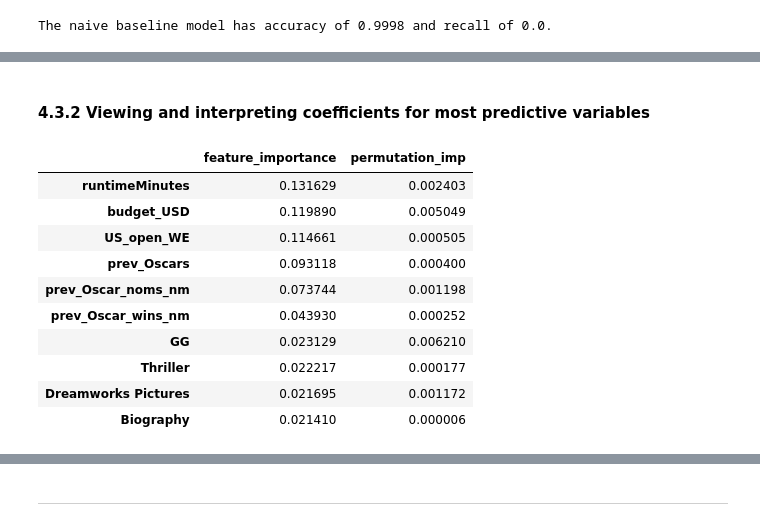
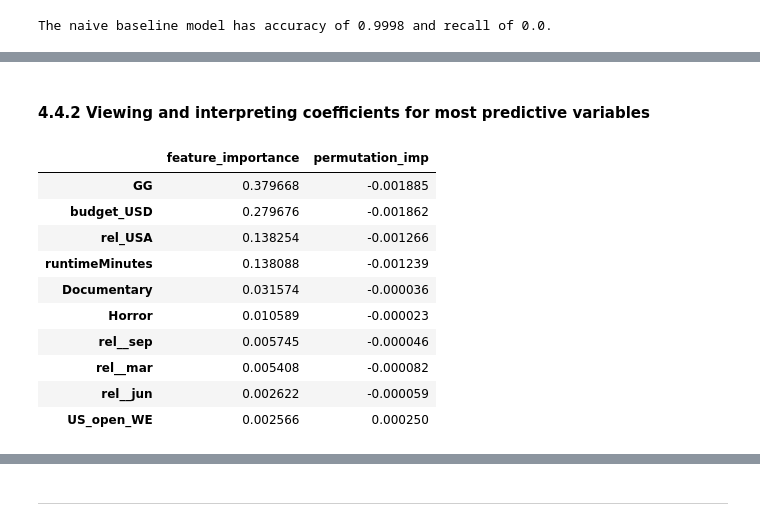
Before and after one commit to Marrrta/Oscars, a Jupyter notebook: code/3. Classification.ipynb, the cells around one changed output, grey strips where cells are left out. Cells and saved outputs as stored; diff of their text form; code cells hidden in the pictures.

```diff
--- a/code/3. Classification.ipynb
+++ b/code/3. Classification.ipynb
@@ -734,0 +1347,3 @@ The naive baseline model has accuracy of 0.9998 and recall of 0.0.
+# %%
+movies_train_btstrp = pd.concat([movies_train, movies_train[movies_train['best_pic_win']==1].sample(n = 100000, replace = True, random_state=113)], axis = 0) # randomly resampling additional 100,000 titles with Oscar nominations or wins into the training set
+movies_train_btstrp['best_pic_win'].value_counts(normalize=False)
@@ -750,10 +1368,12 @@ Z_test = stan.transform(X_test)
 # %%
-logr_bp_win = LogisticRegression()
-logr_bp_win.fit(X_train, y_train)
+lr_bp_win = LogisticRegression()
+lr_bp_win.fit(Z_train, y_train)
 
-print(f"Logistic regression using five most predictive variables has accuracy of {round(logr_bp_win.score(X_train, y_train),4)} on train data and {round(logr_bp_win.score(X_test, y_test),4)} on test data.")
-print(f"The same model has a recall score of {round(recall_score(y_train, logr_bp_win.predict(X_train)),4)} on train data and {round(recall_score(y_test, logr_bp_win.predict(X_test)),4)} on test data.")
+print(f"Logistic regression using five most predictive variables has accuracy of {round(lr_bp_win.score(Z_train, y_train),4)} on train data and {round(lr_bp_win.score(Z_test, y_test),4)} on test data.")
+print(f"The same model has a recall score of {round(recall_score(y_train, lr_bp_win.predict(Z_train)),4)} on train data and {round(recall_score(y_test, lr_bp_win.predict(Z_test)),4)} on test data.")
+print(f"The model's has a precision score is {round(precision_score(y_train, lr_bp_win.predict(Z_train)),4)} on train data and {round(precision_score(y_test, lr_bp.predict(Z_test)),4)} on test data.")
 
-print(f"The model's accuracy calculated in 5-fold cross-validation is {round(cross_val_score(logr_bp_win, Z_test, y_test).mean(),4)}.")
-print(f"The model's recall calculated in 5-fold cross-validation is {round(cross_val_score(logr_bp_win, Z_test, y_test, scoring='recall').mean(),4)}.")
+print(f"The model's accuracy calculated in 5-fold cross-validation is {round(cross_val_score(lr_bp_win, Z_test, y_test).mean(),4)}.")
+print(f"The model's recall calculated in 5-fold cross-validation is {round(cross_val_score(lr_bp_win, Z_test, y_test, scoring='recall').mean(),4)}.")
+print(f"The model's precision calculated in 5-fold cross-validation is {round(cross_val_score(lr_bp_win, Z_test, y_test, scoring='precision').mean(),4)}.")
 # %% [output]
@@ -813,21 +1394,14 @@ plot_confusion_matrices(logr_bp_win, Z_test, y_test, cmap = golds_cm, labels = [
-# %%
-movies_btstrp['best_pic_win'] = (movies_btstrp['picture_NW']=='W').astype(int)
-
-X = movies_btstrp[X_vars_all]
-y = movies_btstrp['best_pic_win']
-
-X_train, X_test, y_train, y_test = train_test_split(X,y)
-
-stan = StandardScaler()
-Z_train = stan.fit_transform(X_train)
-Z_test = stan.transform(X_test)
 # %%
-rfc_bp_win = RandomForestClassifier()
+rfc_bp_win = RandomForestClassifier(class_weight={0:0.001, 1: 0.999}, max_depth=15, min_samples_leaf=5, max_features=15, bootstrap=False)
 rfc_bp_win.fit(Z_train, y_train)
 
+#rfc_bp_win = pickle.load(open('../pickles/rfc_bp_win.p', 'rb'))
+
 print(f"The Random Forest Classifier has an accuracy of {round(rfc_bp_win.score(Z_train, y_train),4)} on train data and {round(rfc_bp_win.score(Z_test, y_test),4)} on test data.")
-print(f"The same model has a recall score of {round(recall_score(y_train, rfc_bp_win.predict(Z_train)),4)} on train data and {round(recall_score(y_test, rfc_bp_win.predict(Z_test)),4)} on test data.")
+print(f"The same mode has a recall score of {round(cross_val_score(rfc_bp_win, Z_train, y_train, scoring='recall').mean(),4)} on train data and {round(cross_val_score(rfc_bp_win, Z_test, y_test, scoring='recall').mean(),4)} on test data.")
+print(f"The model's precision score is {round(cross_val_score(rfc_bp_win, Z_train, y_train, scoring='precision').mean(),4)} on train data {round(cross_val_score(rfc_bp_win, Z_test, y_test, scoring='precision').mean(),4)} on test data.")
 
 print(f"The model's accuracy calculated in 5-fold cross-validation is {round(cross_val_score(rfc_bp_win, Z_test, y_test).mean(),4)}.")
 print(f"The model's recall calculated in 5-fold cross-validation is {round(cross_val_score(rfc_bp_win, Z_test, y_test, scoring='recall').mean(),4)}.")
+print(f"The model's precision calculated in 5-fold cross-validation is {round(cross_val_score(rfc_bp_win, Z_test, y_test, scoring='precision').mean(),4)}.")
 # %% [output]
@@ -842,29 +1418,29 @@ plot_confusion_matrices(rfc_bp_win, Z_test, y_test, cmap = golds_cm, labels = ['
 # %%
 pickle.dump(rfc_bp_win, open('../pickles/rfc_bp_win.p', 'wb'))
 # %% [markdown]
-#### 4.3.2 Viewing and interpreting coefficients for most predictive variables
+#### 4.4.2 Viewing and interpreting coefficients for most predictive variables
 # %%
 perm_imp = permutation_importance(rfc_bp_win, Z_test, y_test)['importances_mean']
 
-perm_imp_df = pd.DataFrame(perm_imp, index =X.columns, columns = ['permutation_imp'])
+perm_imp_df = pd.DataFrame(perm_imp, index =X_train.columns, columns = ['permutation_imp'])
 
-rfc_bp_win_features = pd.DataFrame(index = X.columns, data = rfc_bp_win.feature_importances_, columns=['feature_importance'])
+rfc_bp_win_features = pd.DataFrame(index = X_train.columns, data = rfc_bp_win.feature_importances_, columns=['feature_importance'])
 rfc_bp_win_features.sort_values(['feature_importance'], ascending = False, inplace = True)
 rfc_bp_win_features = rfc_bp_win_features.merge(perm_imp_df, left_index = True, right_index = True)
 
 rfc_bp_win_features[:10]
 # %% [output]
 |  | feature_importance | permutation_imp |
-| runtimeMinutes | 0.131629 | 0.002403 |
-| budget_USD | 0.119890 | 0.005049 |
-| US_open_WE | 0.114661 | 0.000505 |
-| prev_Oscars | 0.093118 | 0.000400 |
-| prev_Oscar_noms_nm | 0.073744 | 0.001198 |
-| prev_Oscar_wins_nm | 0.043930 | 0.000252 |
-| GG | 0.023129 | 0.006210 |
-| Thriller | 0.022217 | 0.000177 |
-| Dreamworks Pictures | 0.021695 | 0.001172 |
-| Biography | 0.021410 | 0.000006 |
+| GG | 0.379668 | -0.001885 |
+| budget_USD | 0.279676 | -0.001862 |
+| rel_USA | 0.138254 | -0.001266 |
+| runtimeMinutes | 0.138088 | -0.001239 |
+| Documentary | 0.031574 | -0.000036 |
+| Horror | 0.010589 | -0.000023 |
+| rel__sep | 0.005745 | -0.000046 |
+| rel__mar | 0.005408 | -0.000082 |
+| rel__jun | 0.002622 | -0.000059 |
+| US_open_WE | 0.002566 | 0.000250 |
 # %%
 plt.figure(figsize=(17,8));
 plt.suptitle('Feature importance in a Random Forest Classifier of Best Picture winners', fontsize = 20);
```
Also changed, not shown: parts of 268 cells of this notebook, 1 other file.
